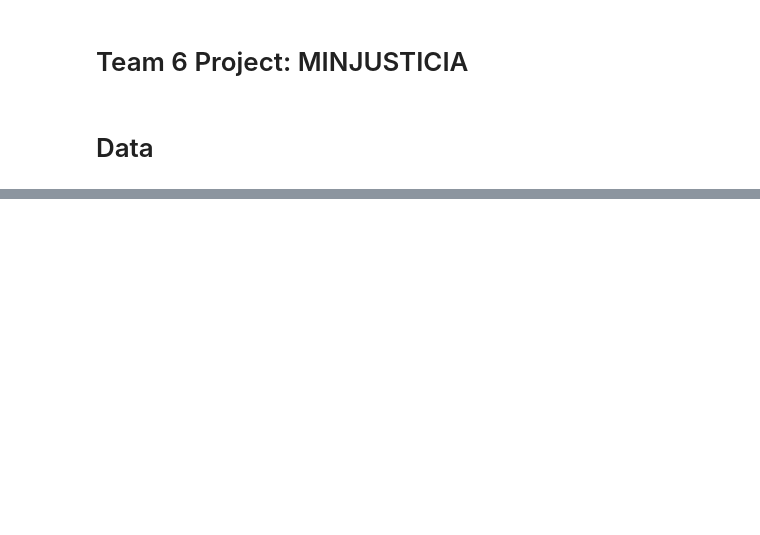
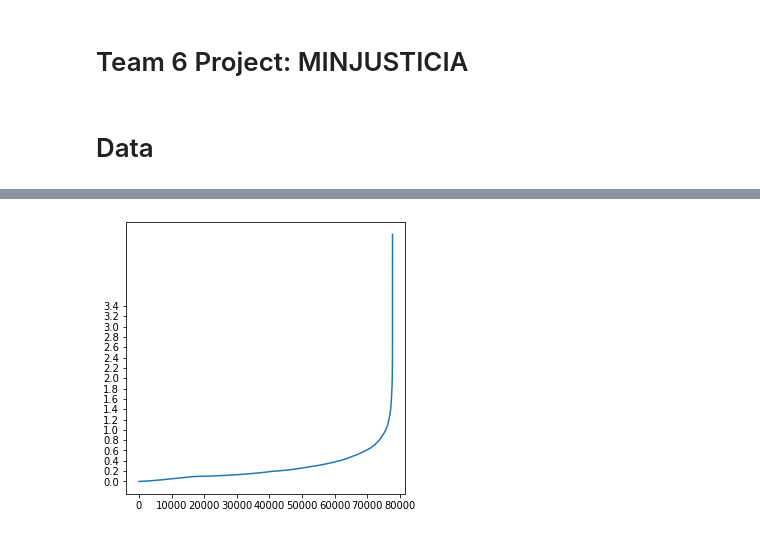
Before and after one commit to sagilar/ds4a-team6, a Jupyter notebook: MODELS_1_project_notebook_minjusticia.ipynb, the cells around one changed output, grey strips where cells are left out. Cells and saved outputs as stored; diff of their text form; code cells hidden in the pictures; blank space fills up the shorter version.

```diff
--- a/MODELS_1_project_notebook_minjusticia.ipynb
+++ b/MODELS_1_project_notebook_minjusticia.ipynb
@@ -152,0 +205,12 @@ pd.get_dummies(df_mj[categoricas].astype(object), drop_first = True)
+# %%
+neigh = NearestNeighbors(n_neighbors=2)
+nbrs = neigh.fit(exploratory)
+distances, indices = nbrs.kneighbors(exploratory)
+# %%
+plt.figure(figsize=(5,5))
+distances = np.sort(distances, axis=0)
+distances = distances[:,1]
+plt.plot(distances)
+plt.yticks(np.arange(0, 3.5, 0.2));
+# %% [output]
+[figure, added]
```
Also changed, not shown: parts of 66 cells of this notebook, 1 other file.
